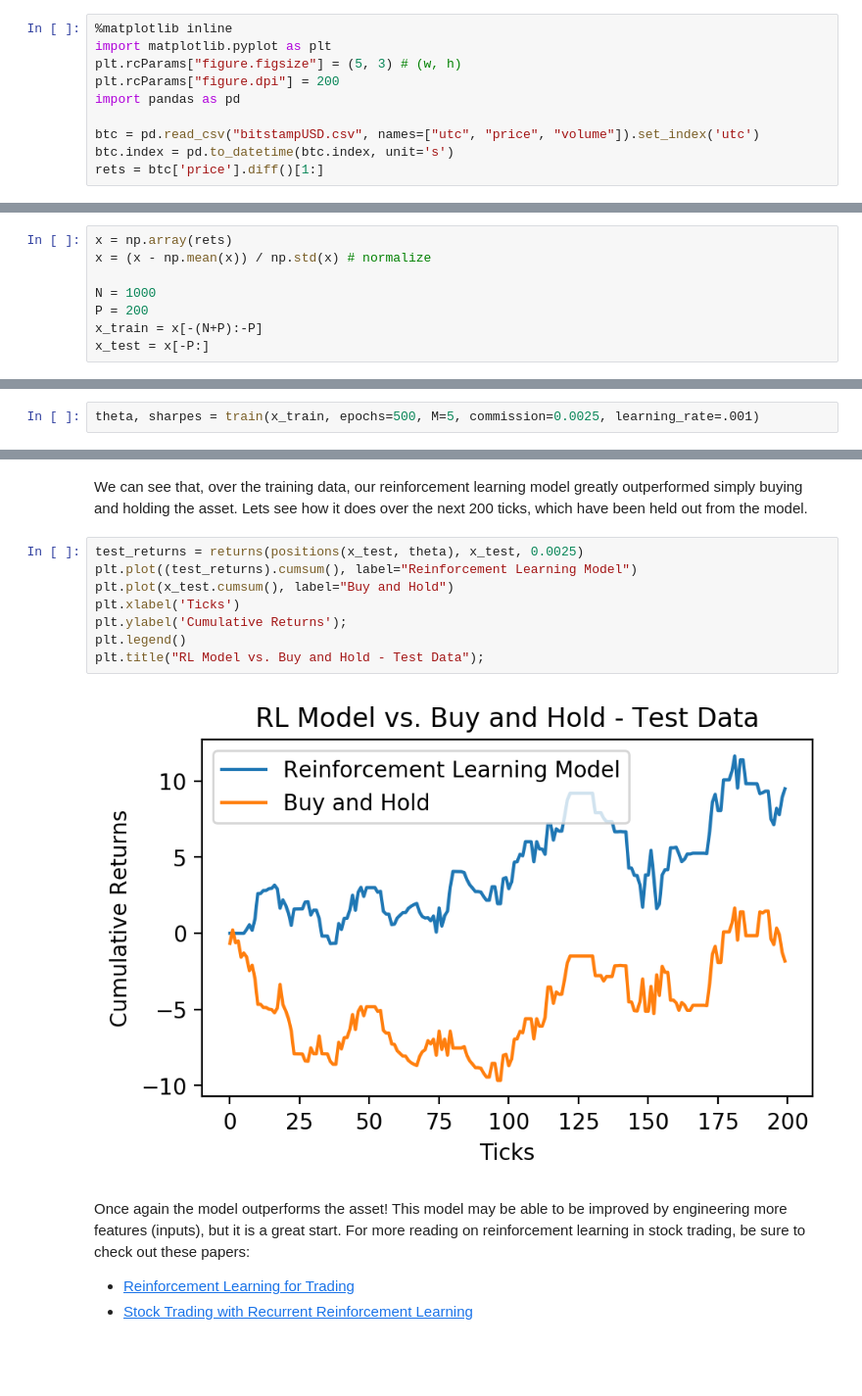
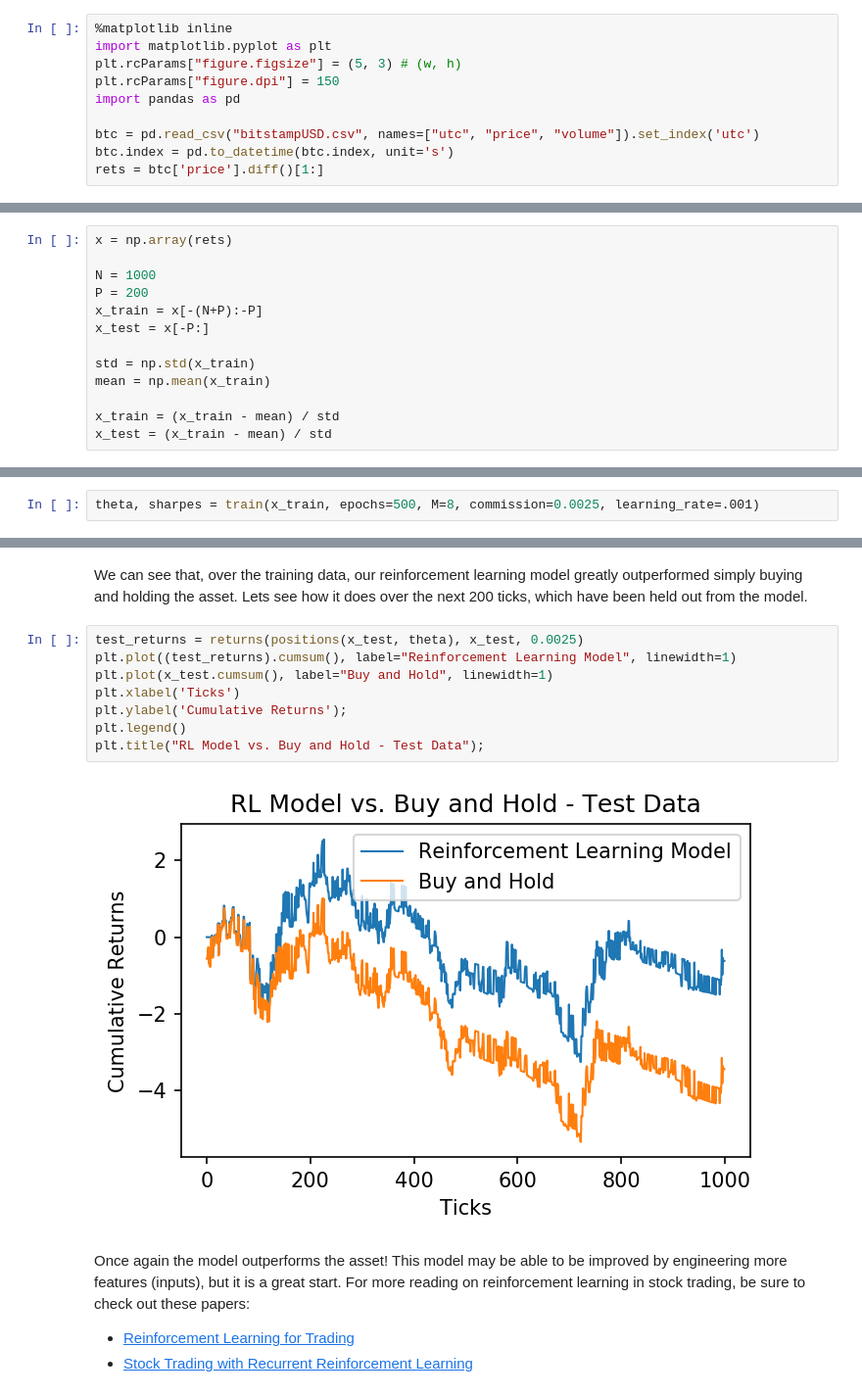
Before and after one commit to teddykoker/blog, a Jupyter notebook: notebooks/trading-with-reinforcement-learning-in-python-part-two-application.ipynb, the cells around one changed output, grey strips where cells are left out. Shown at 98% size. Cells and saved outputs as stored; diff of their text form; blank space fills up the shorter version.

```diff
--- a/notebooks/trading-with-reinforcement-learning-in-python-part-two-application.ipynb
+++ b/notebooks/trading-with-reinforcement-learning-in-python-part-two-application.ipynb
@@ -109,7 +109,7 @@ Now that we have our model, let's test it using historical bitcoin data. I will
 %matplotlib inline
 import matplotlib.pyplot as plt
 plt.rcParams["figure.figsize"] = (5, 3) # (w, h)
-plt.rcParams["figure.dpi"] = 200
+plt.rcParams["figure.dpi"] = 150
 import pandas as pd
 
 btc = pd.read_csv("bitstampUSD.csv", names=["utc", "price", "volume"]).set_index('utc')
@@ -120,9 +120,14 @@ For this strategy we will train the model on 1000 samples, and then trade on the
 # %%
 x = np.array(rets)
-x = (x - np.mean(x)) / np.std(x) # normalize
 
 N = 1000
 P = 200
 x_train = x[-(N+P):-P]
 x_test = x[-P:]
+
+std = np.std(x_train)
+mean = np.mean(x_train)
+
+x_train = (x_train - mean) / std
+x_test = (x_train - mean) / std
 # %% [markdown]
@@ -130,5 +135,5 @@ Now we're ready to train! We'll give the model a look-back window of 5.
 # %%
-theta, sharpes = train(x_train, epochs=500, M=5, commission=0.0025, learning_rate=.001)
+theta, sharpes = train(x_train, epochs=500, M=8, commission=0.0025, learning_rate=.001)
 # %% [output]
 finished training
 # %% [markdown]
@@ -155,14 +160,14 @@ plt.title("RL Model vs. Buy and Hold - Training Data");
 We can see that, over the training data, our reinforcement learning model greatly outperformed simply buying and holding the asset. Lets see how it does over the next 200 ticks, which have been held out from the model.
 # %%
 test_returns = returns(positions(x_test, theta), x_test, 0.0025)
-plt.plot((test_returns).cumsum(), label="Reinforcement Learning Model")
-plt.plot(x_test.cumsum(), label="Buy and Hold")
+plt.plot((test_returns).cumsum(), label="Reinforcement Learning Model", linewidth=1)
+plt.plot(x_test.cumsum(), label="Buy and Hold", linewidth=1)
 plt.xlabel('Ticks')
 plt.ylabel('Cumulative Returns');
 plt.legend()
 plt.title("RL Model vs. Buy and Hold - Test Data");
 # %% [output]
-[figure, old version]
+[figure, new version]
 # %% [markdown]
 Once again the model outperforms the asset! This model may be able to be improved by engineering more features (inputs), but it is a great start. For more reading on reinforcement learning in stock trading, be sure to check out these papers:
 
```
Also changed, not shown: parts of 5 cells of this notebook, 4 other files.
